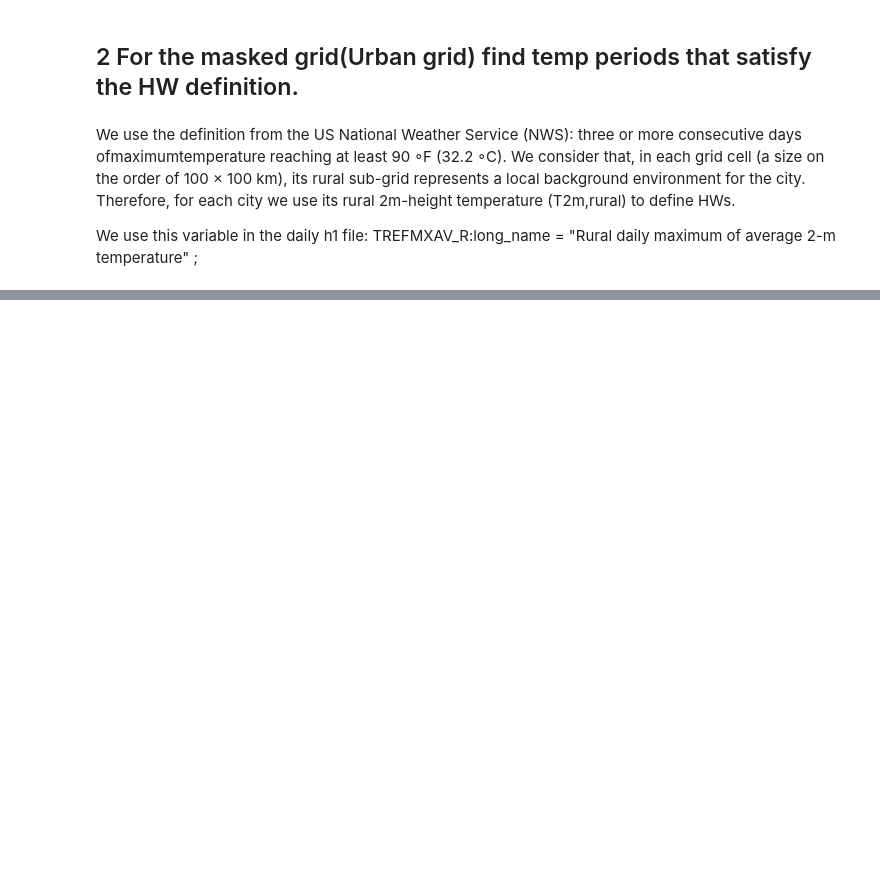
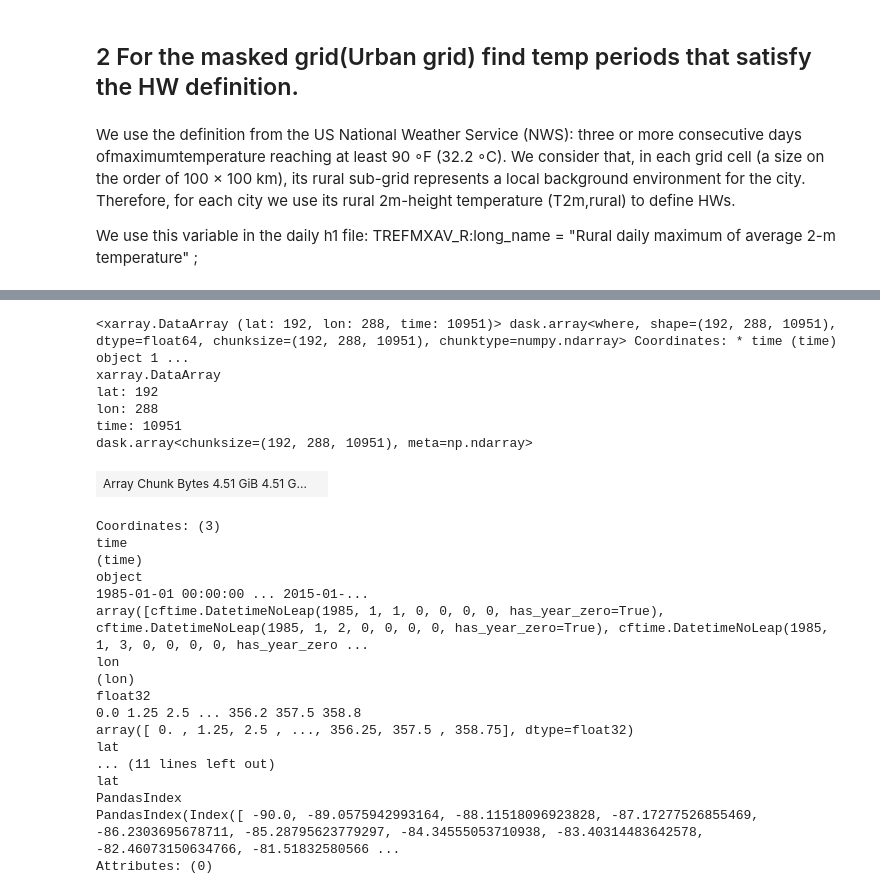
Before and after one commit to johnnyguo2007/research, a Jupyter notebook: hw_global/hw_uhi_interaction.ipynb, the cells around one changed output, grey strips where cells are left out. Saved outputs shown, nothing was run; the diff lists cells and outputs as text; code cells hidden in the pictures; blank space fills up the shorter version.

```diff
--- a/hw_global/hw_uhi_interaction.ipynb
+++ b/hw_global/hw_uhi_interaction.ipynb
@@ -119,20 +120,13 @@ Attributes: (0)
 
 ##  3.  Create a mask for the urban grid, the mask is variable masked_urban_areas
 # %%
-# Sum across the 'numurbl' dimension to get total urban coverage
+# Use .where() to assign 1 to urban cells (where total urban percentage > 2%) and NaN to others
+urban_grid_mask = total_urban_pct.where(total_urban_pct > 20, other=np.nan)
 
-# https://bb.cgd.ucar.edu/cesm/threads/proportion-of-cities-in-surface-data.8046/
-# PCT_URBAN is the percent of each urban density type. The density types in order are
-# tall building district (TBD), high density (HD), and medium density (MD).
-# If you change those percentages, e.g, increase them, then you'll need to decrease
-# some other surface type (e.g., PCT_NATVEG, PCT_CROP, PCT_LAKE, etc.).
-# The sum of PCT_URBAN, PCT_NATVEG, PCT_CROP, PCT_LAKE, PCT_GLACIER, PCT_WETLAND needs to be 100%.
-# PCT_URBAN has multiple layers for different urban density types, sum across the 'numurbl' dimension to get total urban coverage
-total_urban_pct = pct_urban.sum(dim='numurbl')
+# Now, replace all non-NaN values (which indicate urban areas) with 1
+# This is done by utilizing the np.where function from the numpy library to replace non-NaN (i.e., urban) values with 1
+urban_grid_binary = xr.where(urban_grid_mask.notnull(), 1, urban_grid_mask)
 
-# Filter locations where total urban percentage is greater than 2%
-# Using .where() to retain the data structure and metadata
-masked_urban_areas = total_urban_pct.where(total_urban_pct > 2)
 
 
 def find_top_urban_areas(masked_urban_areas):
@@ -148,10 +142,14 @@ def find_top_urban_areas(masked_urban_areas):
 
 
 # Call the function with the masked_urban_areas variable
-top_urban_areas = find_top_urban_areas(masked_urban_areas)
+top_urban_areas = find_top_urban_areas(urban_grid_mask)
 print(top_urban_areas)
 
-masked_urban_areas.count() / (192 * 288)
+print( "percentage grid cells are urban:", urban_grid_mask.count() / (192 * 288))
+
+# Rename dimensions in urban_grid_binary to match those in HW
+urban_grid_binary = urban_grid_binary.rename({'lsmlat': 'lat', 'lsmlon': 'lon'})
+urban_grid_binary
 # %% [output]
                urban_pct
 lsmlat lsmlon
@@ -265,0 +348,29 @@ ds_hw
+# %%
+# Intersect the HW data with the urban mask
+hw_urban = xr.where(urban_grid_binary == 1, hw, np.nan)
+hw_urban
+# %% [output]
+<xarray.DataArray (lat: 192, lon: 288, time: 10951)> dask.array<where, shape=(192, 288, 10951), dtype=float64, chunksize=(192, 288, 10951), chunktype=numpy.ndarray> Coordinates: * time (time) object 1 ...
+xarray.DataArray
+lat: 192
+lon: 288
+time: 10951
+dask.array<chunksize=(192, 288, 10951), meta=np.ndarray>
+| Array Chunk Bytes 4.51 GiB 4.51 G... |  |
+Coordinates: (3)
+time
+(time)
+object
+1985-01-01 00:00:00 ... 2015-01-...
+array([cftime.DatetimeNoLeap(1985, 1, 1, 0, 0, 0, 0, has_year_zero=True), cftime.DatetimeNoLeap(1985, 1, 2, 0, 0, 0, 0, has_year_zero=True), cftime.DatetimeNoLeap(1985, 1, 3, 0, 0, 0, 0, has_year_zero ...
+lon
+(lon)
+float32
+0.0 1.25 2.5 ... 356.2 357.5 358.8
+array([ 0. , 1.25, 2.5 , ..., 356.25, 357.5 , 358.75], dtype=float32)
+lat
+... (11 lines left out)
+lat
+PandasIndex
+PandasIndex(Index([ -90.0, -89.0575942993164, -88.11518096923828, -87.17277526855469, -86.2303695678711, -85.28795623779297, -84.34555053710938, -83.40314483642578, -82.46073150634766, -81.51832580566 ...
+Attributes: (0)
```
Also changed, not shown: parts of 14 cells of this notebook, 2 other files.
